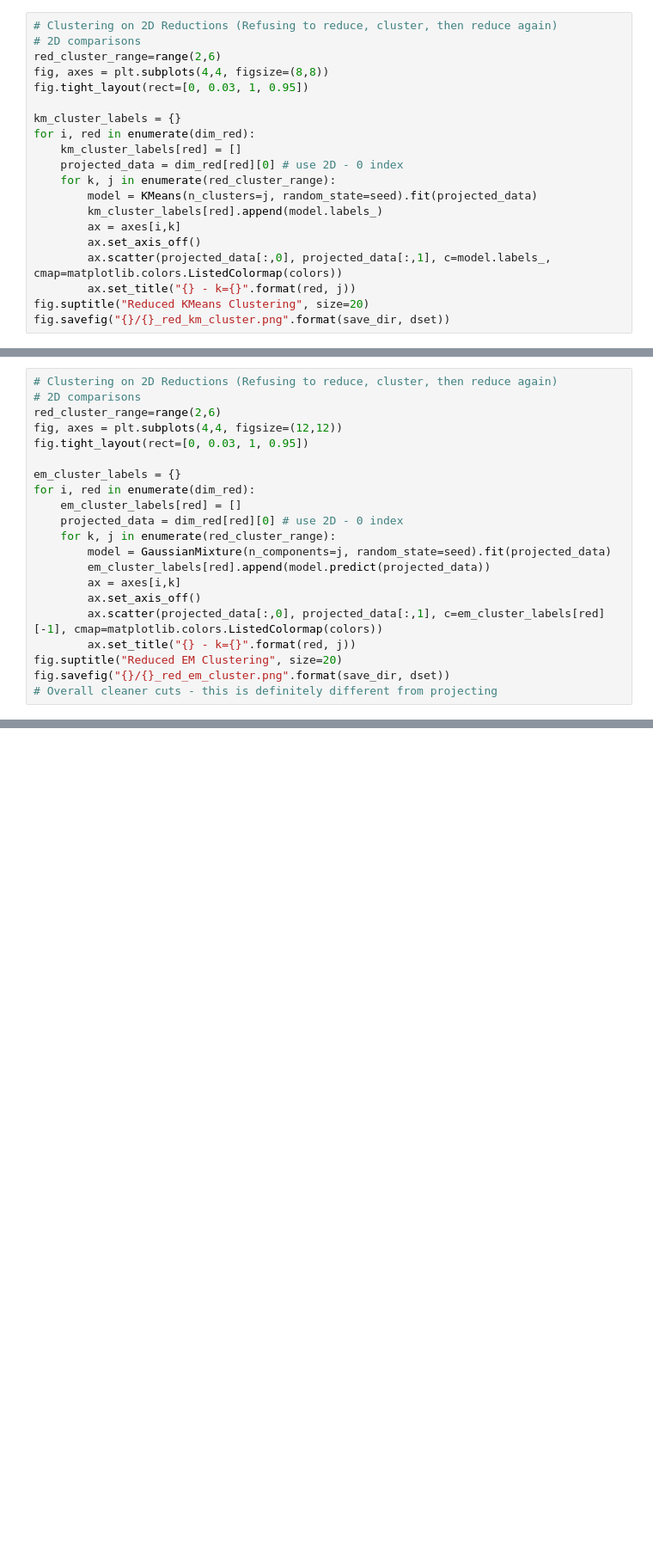
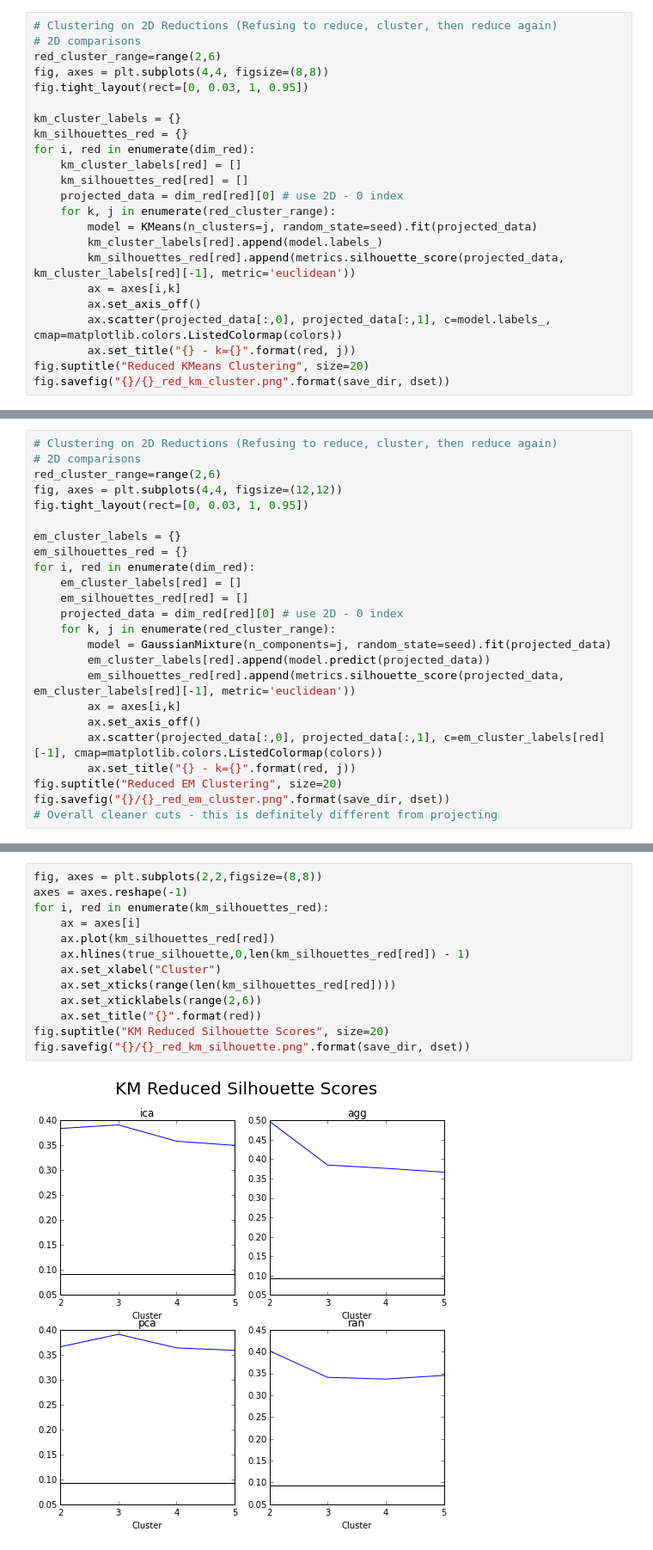
Before and after one commit to joel99/4641-work, a Jupyter notebook: unsupervised-learning/cluster_diabetes.ipynb, the cells around one changed output, grey strips where cells are left out. Shown at 86% size. Saved outputs shown, nothing was run; the diff lists cells and outputs as text; blank space fills up the shorter version.

```diff
--- a/unsupervised-learning/cluster_diabetes.ipynb
+++ b/unsupervised-learning/cluster_diabetes.ipynb
@@ -316,12 +316,15 @@ fig, axes = plt.subplots(4,4, figsize=(8,8))
 fig.tight_layout(rect=[0, 0.03, 1, 0.95])
 
 km_cluster_labels = {}
+km_silhouettes_red = {}
 for i, red in enumerate(dim_red):
     km_cluster_labels[red] = []
+    km_silhouettes_red[red] = []
     projected_data = dim_red[red][0] # use 2D - 0 index
     for k, j in enumerate(red_cluster_range):
         model = KMeans(n_clusters=j, random_state=seed).fit(projected_data)
         km_cluster_labels[red].append(model.labels_)
+        km_silhouettes_red[red].append(metrics.silhouette_score(projected_data, km_cluster_labels[red][-1], metric='euclidean'))
         ax = axes[i,k]
         ax.set_axis_off()
         ax.scatter(projected_data[:,0], projected_data[:,1], c=model.labels_, cmap=matplotlib.colors.ListedColormap(colors))
@@ -338,12 +341,15 @@ fig, axes = plt.subplots(4,4, figsize=(12,12))
 fig.tight_layout(rect=[0, 0.03, 1, 0.95])
 
 em_cluster_labels = {}
+em_silhouettes_red = {}
 for i, red in enumerate(dim_red):
     em_cluster_labels[red] = []
+    em_silhouettes_red[red] = []
     projected_data = dim_red[red][0] # use 2D - 0 index
     for k, j in enumerate(red_cluster_range):
         model = GaussianMixture(n_components=j, random_state=seed).fit(projected_data)
         em_cluster_labels[red].append(model.predict(projected_data))
+        em_silhouettes_red[red].append(metrics.silhouette_score(projected_data, em_cluster_labels[red][-1], metric='euclidean'))
         ax = axes[i,k]
         ax.set_axis_off()
         ax.scatter(projected_data[:,0], projected_data[:,1], c=em_cluster_labels[red][-1], cmap=matplotlib.colors.ListedColormap(colors))
@@ -353,3 +359,18 @@ fig.savefig("{}/{}_red_em_cluster.png".format(save_dir, dset))
 # Overall cleaner cuts - this is definitely different from projecting
 # %% [output]
 [figure]
+# %%
+fig, axes = plt.subplots(2,2,figsize=(8,8))
+axes = axes.reshape(-1)
+for i, red in enumerate(km_silhouettes_red):
+    ax = axes[i]
+    ax.plot(km_silhouettes_red[red])
+    ax.hlines(true_silhouette,0,len(km_silhouettes_red[red]) - 1)
+    ax.set_xlabel("Cluster")
+    ax.set_xticks(range(len(km_silhouettes_red[red])))
+    ax.set_xticklabels(range(2,6))
+    ax.set_title("{}".format(red))
+fig.suptitle("KM Reduced Silhouette Scores", size=20)
+fig.savefig("{}/{}_red_km_silhouette.png".format(save_dir, dset))
+# %% [output]
+[figure, added]
```
Also changed, not shown: parts of 1 cell of this notebook, 2 other files.
